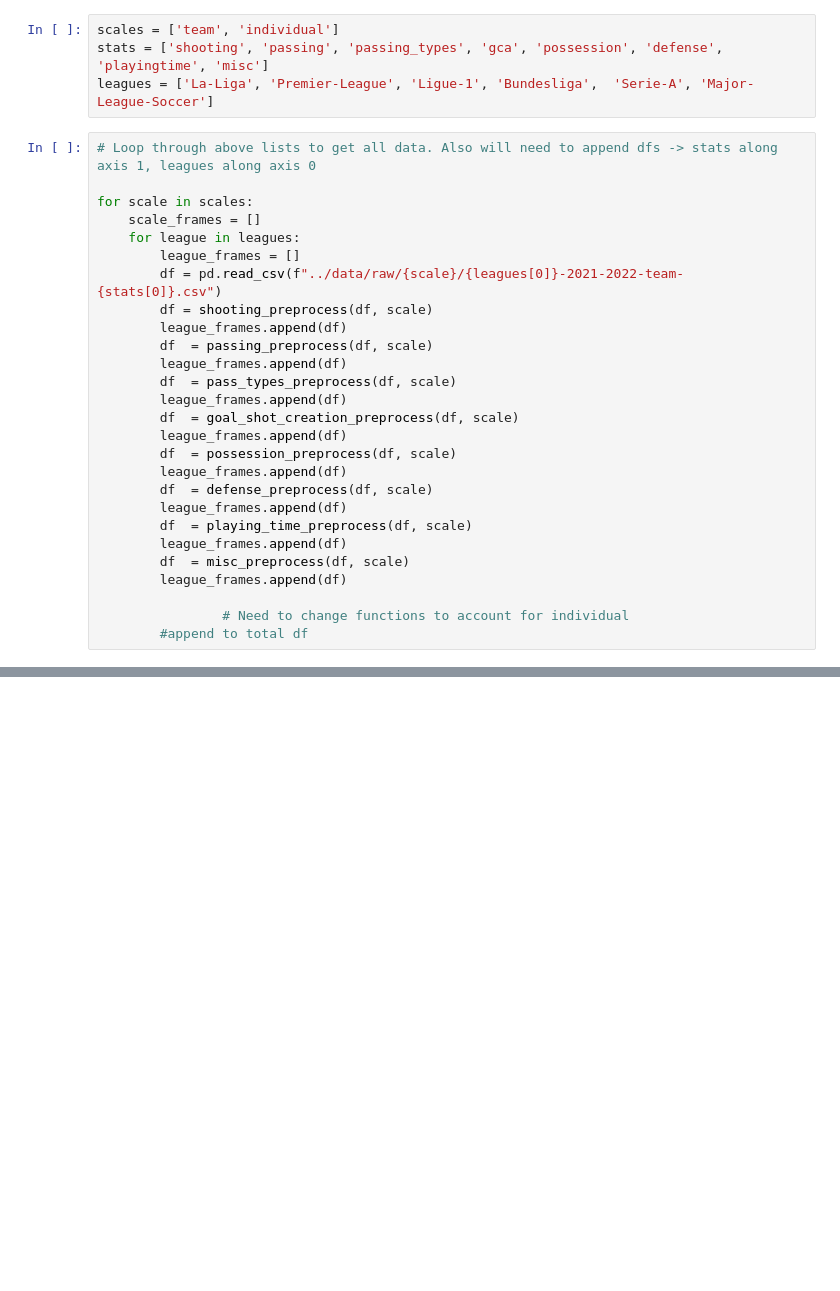
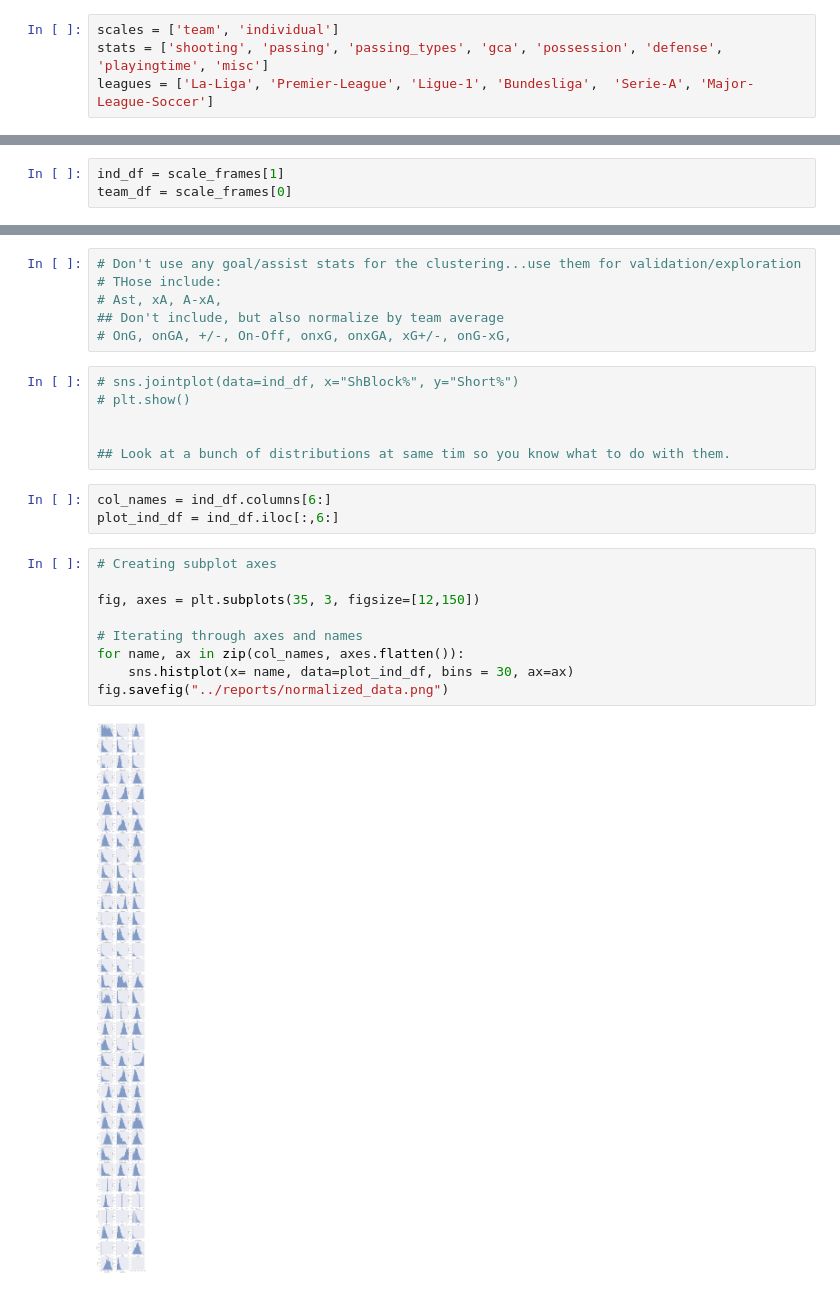
Before and after one commit to marcjbaron/soccer_scouting, a Jupyter notebook: notebooks/PtII_FBRef_data_processing.ipynb, the cells around one changed output, grey strips where cells are left out. Drawn from its saved outputs; the diff is of its cells as text; blank space fills up the shorter version.

```diff
--- a/notebooks/PtII_FBRef_data_processing.ipynb
+++ b/notebooks/PtII_FBRef_data_processing.ipynb
@@ -616,30 +433,3 @@ misc_df
 scales = ['team', 'individual']
 stats = ['shooting', 'passing', 'passing_types', 'gca', 'possession', 'defense', 'playingtime', 'misc']
 leagues = ['La-Liga', 'Premier-League', 'Ligue-1', 'Bundesliga',  'Serie-A', 'Major-League-Soccer']
-# %%
-# Loop through above lists to get all data. Also will need to append dfs -> stats along axis 1, leagues along axis 0
-
-for scale in scales:
-    scale_frames = []
-    for league in leagues:
-        league_frames = []
-        df = pd.read_csv(f"../data/raw/{scale}/{leagues[0]}-2021-2022-team-{stats[0]}.csv")
-        df = shooting_preprocess(df, scale)
-        league_frames.append(df)
-        df  = passing_preprocess(df, scale)
-        league_frames.append(df)
-        df  = pass_types_preprocess(df, scale)
-        league_frames.append(df)
-        df  = goal_shot_creation_preprocess(df, scale)
-        league_frames.append(df)
-        df  = possession_preprocess(df, scale)
-        league_frames.append(df)
-        df  = defense_preprocess(df, scale)
-        league_frames.append(df)
-        df  = playing_time_preprocess(df, scale)
-        league_frames.append(df)
-        df  = misc_preprocess(df, scale)
-        league_frames.append(df)
-
-                # Need to change functions to account for individual
-        #append to total df
@@ -645,0 +467,3 @@ for scale in scales:
+# %%
+ind_df = scale_frames[1]
+team_df = scale_frames[0]
@@ -645,0 +540,26 @@ for scale in scales:
+# %%
+# Don't use any goal/assist stats for the clustering...use them for validation/exploration
+# THose include:
+# Ast, xA, A-xA,
+## Don't include, but also normalize by team average
+# OnG, onGA, +/-, On-Off, onxG, onxGA, xG+/-, onG-xG,
+# %%
+# sns.jointplot(data=ind_df, x="ShBlock%", y="Short%")
+# plt.show()
+
+
+## Look at a bunch of distributions at same tim so you know what to do with them.
+# %%
+col_names = ind_df.columns[6:]
+plot_ind_df = ind_df.iloc[:,6:]
+# %%
+# Creating subplot axes
+
+fig, axes = plt.subplots(35, 3, figsize=[12,150])
+
+# Iterating through axes and names
+for name, ax in zip(col_names, axes.flatten()):
+    sns.histplot(x= name, data=plot_ind_df, bins = 30, ax=ax)
+fig.savefig("../reports/normalized_data.png")
+# %% [output]
+[figure, added]
```
Also changed, not shown: parts of 46 cells of this notebook, 1 other file.
